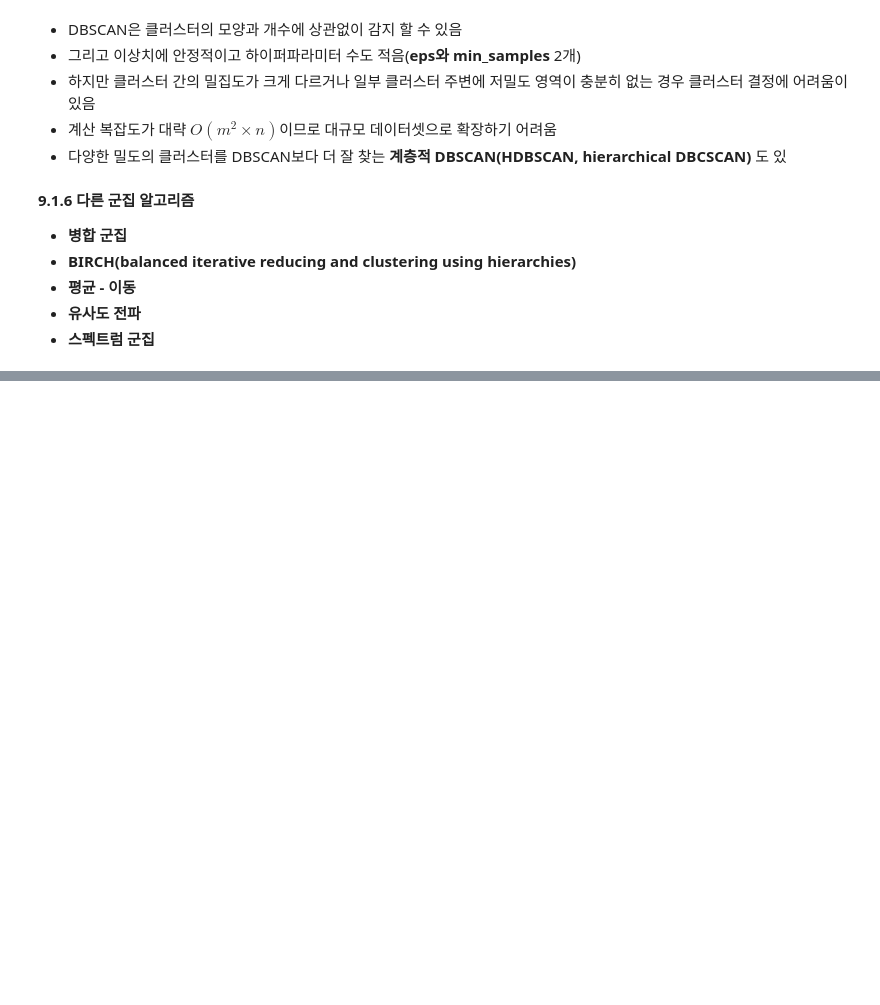
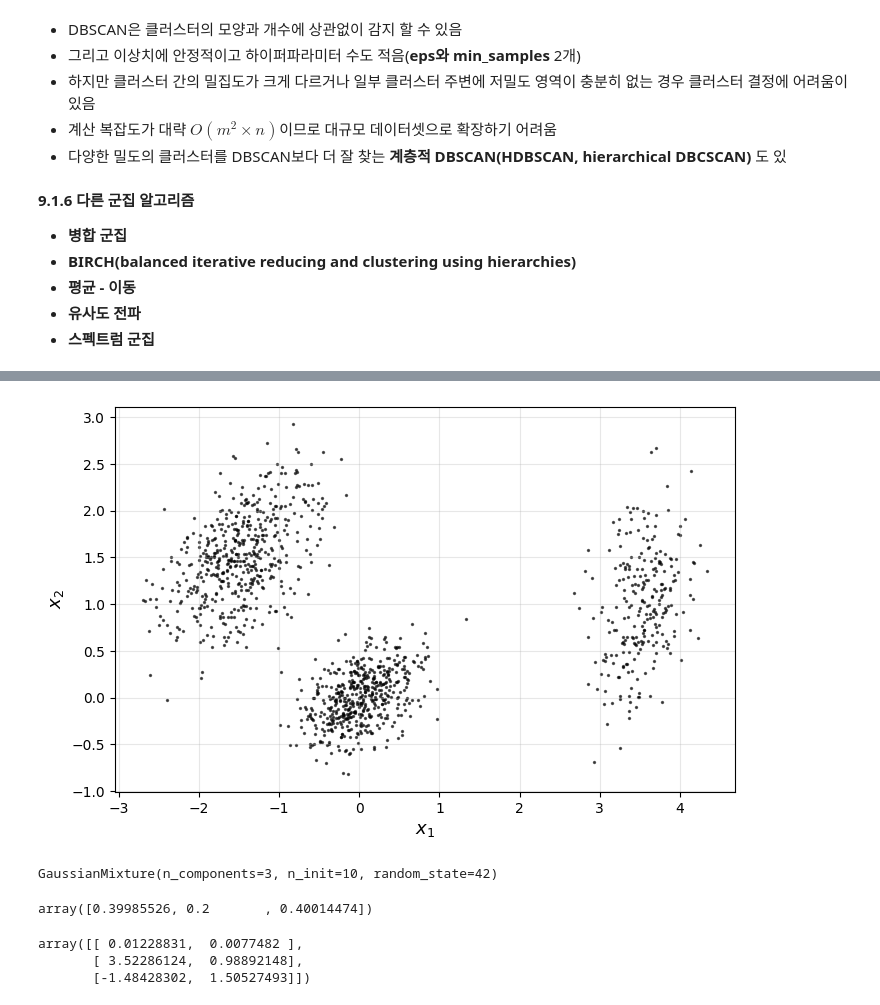
Before and after one commit to slover1126/hands_on_machine_learning, a Jupyter notebook: 핸즈온_머신러닝_9장.ipynb, the cells around one changed output, grey strips where cells are left out. Saved outputs shown, nothing was run; the diff lists cells and outputs as text; code cells hidden in the pictures; blank space fills up the shorter version.

```diff
--- a/핸즈온_머신러닝_9장.ipynb
+++ b/핸즈온_머신러닝_9장.ipynb
@@ -755,0 +774,51 @@ array([-1,  0,  1, -1])
+# %%
+import numpy as np
+import matplotlib.pyplot as plt
+from sklearn.datasets import make_blobs
+
+# 1. 교재와 동일한 조건으로 데이터 X 생성 (500개, 500개, 250개)
+X1, y1 = make_blobs(n_samples=500, centers=[(0, 0)], cluster_std=0.4, random_state=42)
+X2, y2 = make_blobs(n_samples=500, centers=[(0, 0)], cluster_std=0.5, random_state=43)
+X3, y3 = make_blobs(n_samples=250, centers=[(0, 0)], cluster_std=0.7, random_state=44)
+
+# 타원형 변환 및 회전
+t_matrix1 = np.array([[0.5, -0.4], [0.8, 0.6]])
+t_matrix2 = np.array([[0.8, 0.8], [-0.5, 0.5]])
+t_matrix3 = np.array([[0.4, -0.1], [0.2, 0.8]])
+
+X1 = np.dot(X1, t_matrix1) + [0, 0]
+X2 = np.dot(X2, t_matrix2) + [-1.5, 1.5]
+X3 = np.dot(X3, t_matrix3) + [3.5, 1.0]
+
+# 최종 데이터셋 X 병합
+X = np.vstack((X1, X2, X3))
+
+# 2. 산점도 시각화
+plt.figure(figsize=(8, 5))
+plt.scatter(X[:, 0], X[:, 1], c="k", s=2, alpha=0.6)
+plt.xlabel("$x_1$", fontsize=13)
+plt.ylabel("$x_2$", fontsize=13)
+plt.grid(True, alpha=0.3)
+plt.show()
+# %% [output]
+[figure, added]
+# %%
+#GMM 학습
+from sklearn.mixture import GaussianMixture
+
+gm = GaussianMixture(n_components = 3, n_init=10, random_state=42)
+gm.fit(X)
+# %% [output]
+GaussianMixture(n_components=3, n_init=10, random_state=42)
+# %%
+#알고리즘이 추정한 파라미터 확인(클러스터별 가중치)
+gm.weights_
+# %% [output]
+array([0.39985526, 0.2       , 0.40014474])
+# %%
+#알고리즘이 추정한 파라미터 확인(클러스터별 평균)
+gm.means_
+# %% [output]
+array([[ 0.01228831,  0.0077482 ],
+       [ 3.52286124,  0.98892148],
+       [-1.48428302,  1.50527493]])
```
Also changed, not shown: parts of 20 cells of this notebook.
